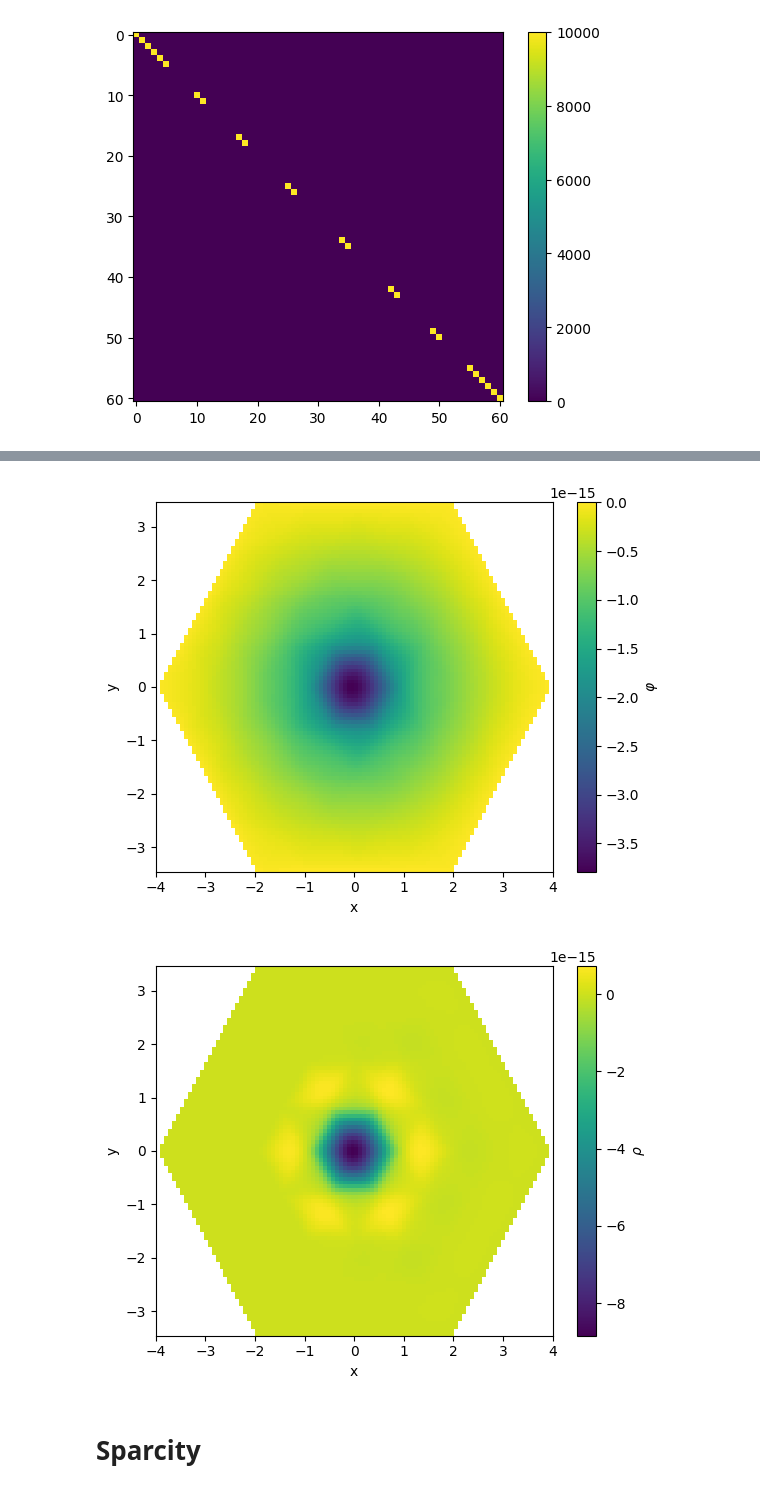
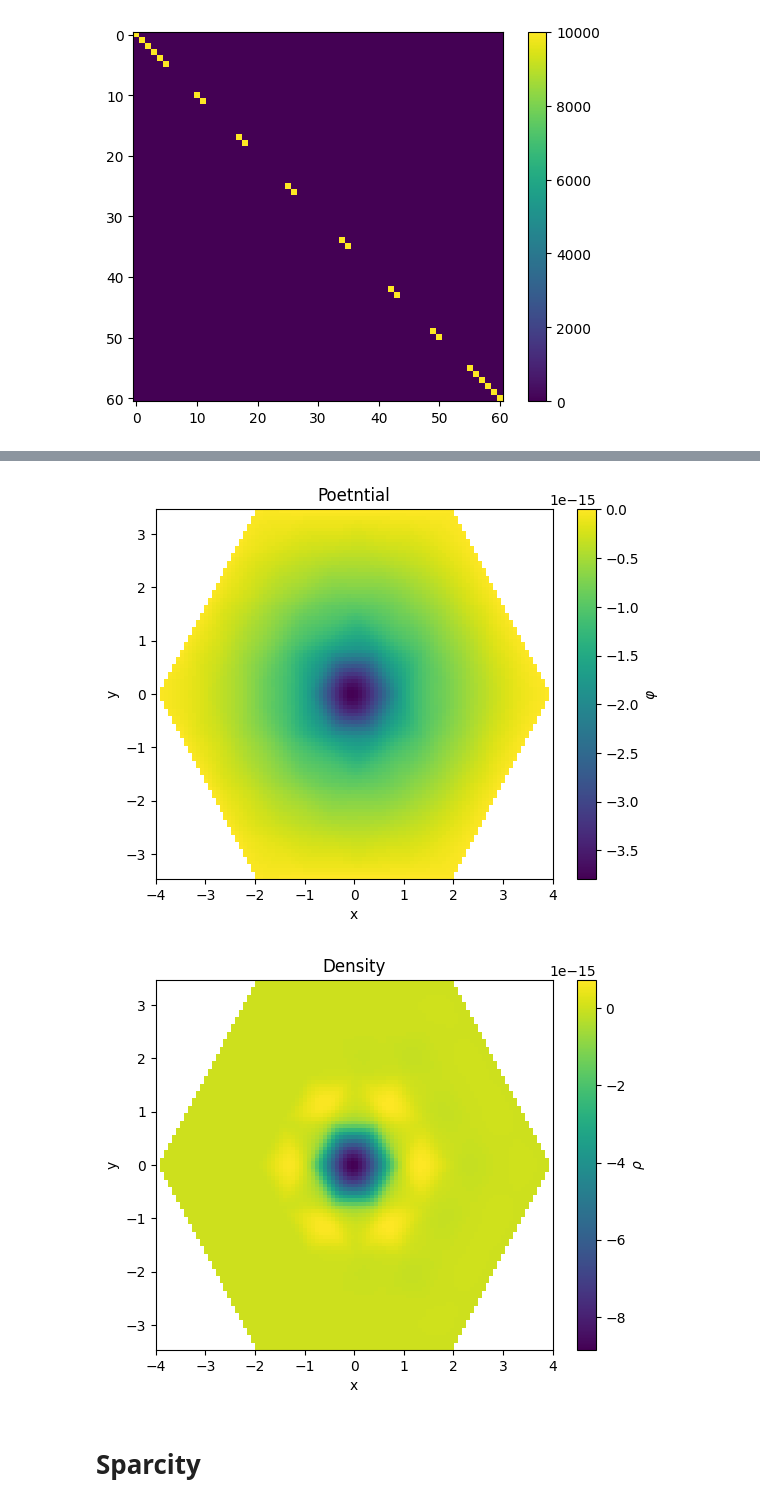
Before and after one commit to khaledoqab/Finite_element_Poisson, a Jupyter notebook: fem.ipynb, the cells around one changed output, grey strips where cells are left out. Drawn from its saved outputs; the diff is of its cells as text; code cells hidden in the pictures.

Commit message:
Naming figures

```diff
--- a/fem.ipynb
+++ b/fem.ipynb
@@ -199,24 +199,24 @@ array([-8.32608811e-89, -1.33464793e-75, -2.93975771e-71, -1.33464793e-75,
 # %%
 from scipy.interpolate import griddata
 x, y = points.T
 grid_x, grid_y = np.meshgrid(np.linspace(x.min(), x.max(), 100), np.linspace(y.min(), y.max(), 100))
 grid_z = griddata((x, y), sol, (grid_x, grid_y), method='cubic')
 plt.imshow(grid_z, extent=[x.min(), x.max(), y.min(), y.max()], origin='lower', aspect='auto')
 plt.colorbar(label=r'$\varphi$')
 plt.xlabel('x')
 plt.ylabel('y')
-# plt.title('Heatmap of the Function (Interpolated)')
+plt.title('Poetntial')
 plt.show()
 grid_z2 = griddata((x, y), rhs(np.vstack([x, y])), (grid_x, grid_y), method='cubic')
 plt.imshow(grid_z2, extent=[x.min(), x.max(), y.min(), y.max()], origin='lower', aspect='auto')
 plt.colorbar(label=r'$\rho$')
 plt.xlabel('x')
 plt.ylabel('y')
-# plt.title('Heatmap of the Function (Interpolated)')
+plt.title('Density')
 plt.show()
 # %% [output]
-[figure, old version]
+[figure, new version]
-[figure, old version]
+[figure, new version]
 # %% [markdown]
 # Sparcity
 # %%
```
